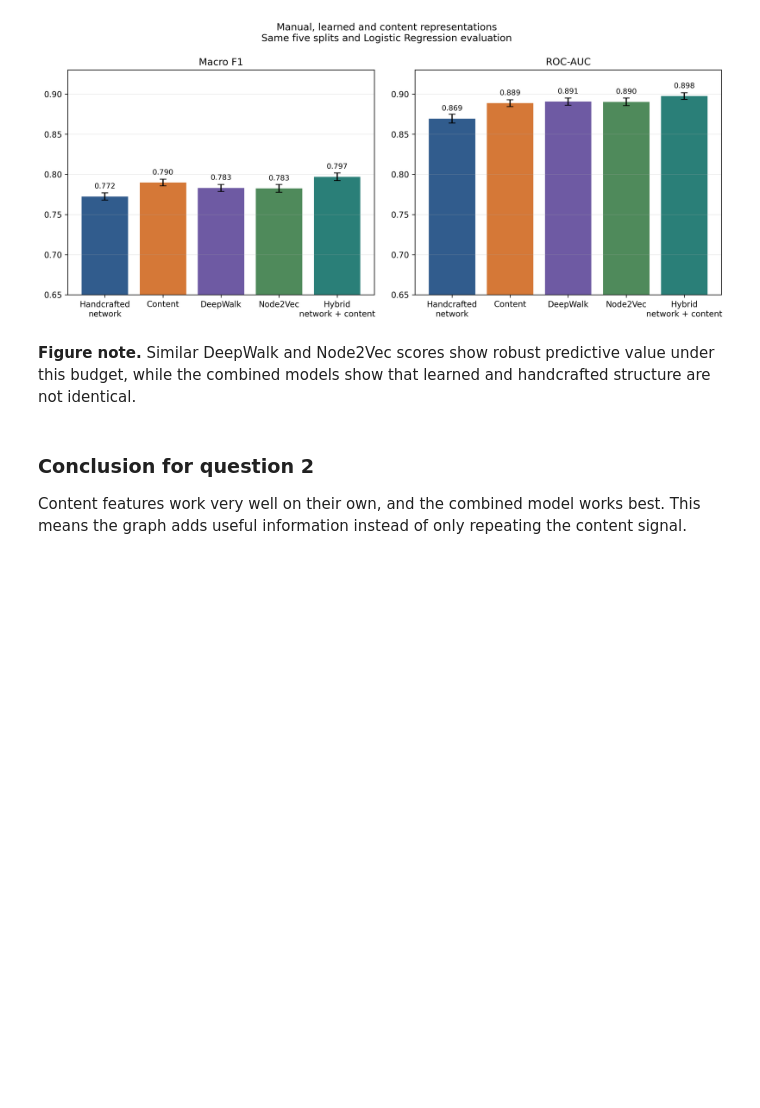
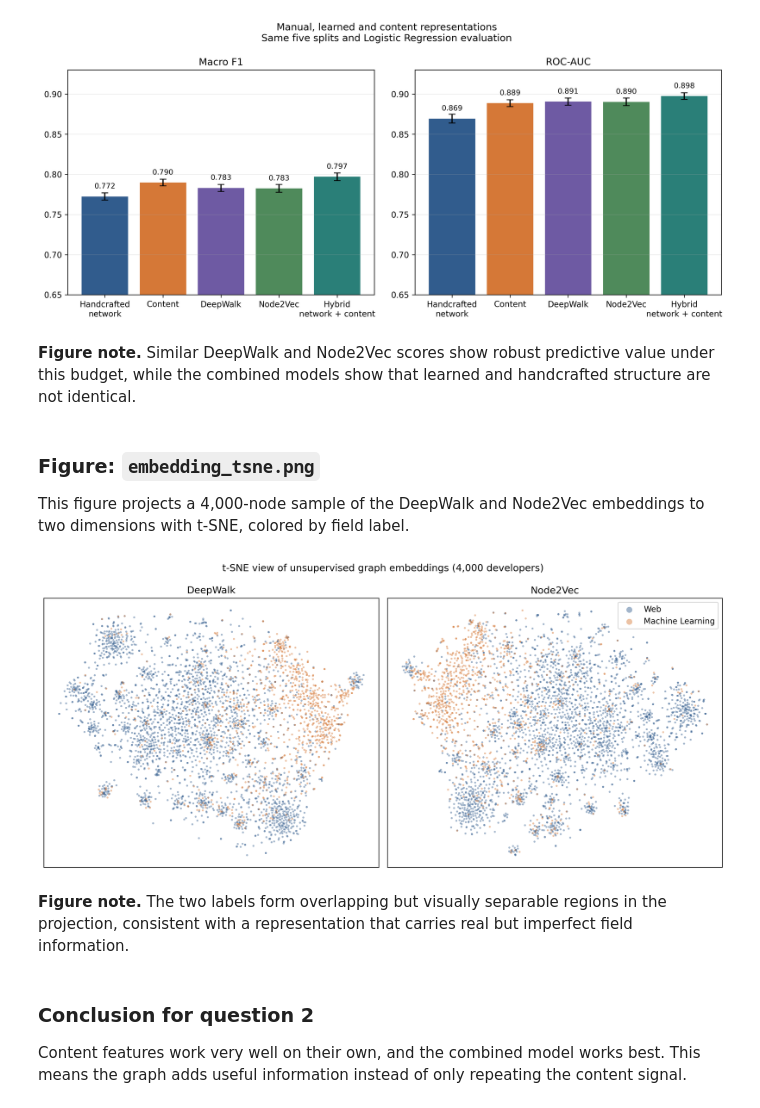
Before and after one commit to OfirAtias/github-social-network, a Jupyter notebook: notebooks/06_embeddings_content_and_ablation.ipynb, the cells around one changed output. Saved outputs shown, nothing was run; the diff lists cells and outputs as text; code cells hidden in the pictures; blank space fills up the shorter version.

```diff
--- a/notebooks/06_embeddings_content_and_ablation.ipynb
+++ b/notebooks/06_embeddings_content_and_ablation.ipynb
@@ -1163,6 +1163,17 @@ display(Image(filename=str(ROOT / 'outputs/figures/representation_comparison.png
 [figure]
 # %% [markdown]
 **Figure note.** Similar DeepWalk and Node2Vec scores show robust predictive value under this budget, while the combined models show that learned and handcrafted structure are not identical.
+# %% [markdown]
+<h3>Figure: <code>embedding_tsne.png</code></h3>
+
+This figure projects a 4,000-node sample of the DeepWalk and Node2Vec embeddings to two dimensions with t-SNE, colored by field label.
+# %%
+from IPython.display import Image, display
+display(Image(filename=str(ROOT / 'outputs/figures/embedding_tsne.png')))
+# %% [output]
+[figure, added]
+# %% [markdown]
+**Figure note.** The two labels form overlapping but visually separable regions in the projection, consistent with a representation that carries real but imperfect field information.
 # %% [markdown]
 <h3>Conclusion for question 2</h3>
 
```
Also changed, not shown: parts of 2 cells of this notebook, 4 other files.
